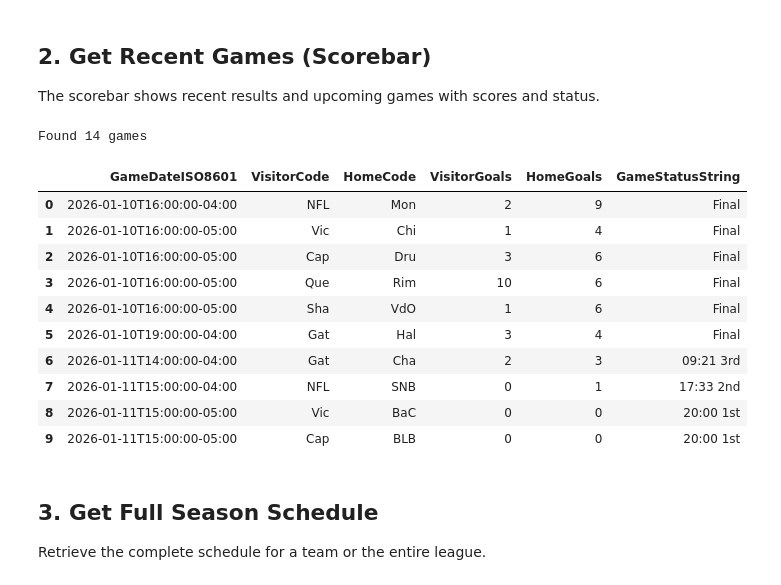
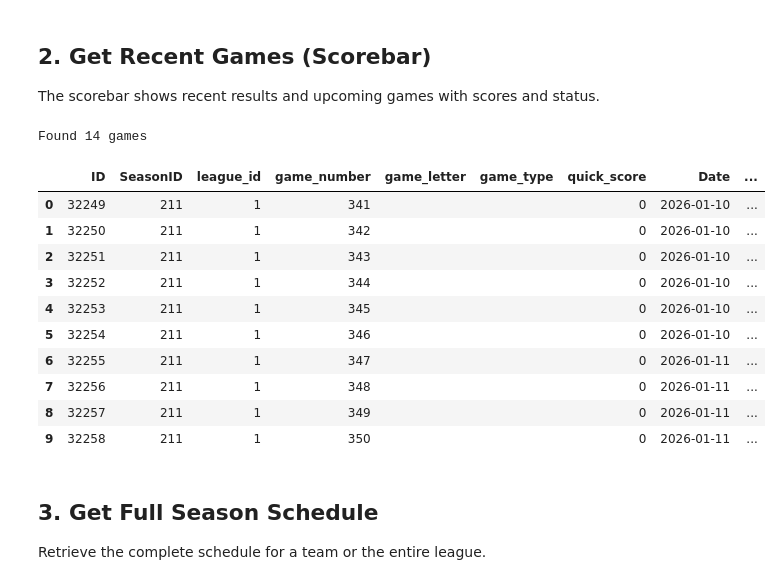
Before and after one commit to maxtixador/scrapernhl, a Jupyter notebook: notebooks/09_qmjhl_league_examples.ipynb, the cells around one changed output. Cells and saved outputs as stored; diff of their text form; code cells hidden in the pictures.

```diff
--- a/notebooks/09_qmjhl_league_examples.ipynb
+++ b/notebooks/09_qmjhl_league_examples.ipynb
@@ -50,33 +50,24 @@ The scorebar shows recent results and upcoming games with scores and status.
 # %%
 from scrapernhl.qmjhl.scrapers import scrapeScorebar
 
 # Get recent games (7 days back, 7 days ahead)
 scorebar = scrapeScorebar(days_ahead=7, days_back=7)
 print(f"Found {len(scorebar)} games")
 
-# Display key columns if they exist
-columns_to_show = []
-for col in ['GameDateISO8601', 'VisitorCode', 'HomeCode', 'VisitorGoals', 'HomeGoals', 'GameStatusString']:
-    if col in scorebar.columns:
-        columns_to_show.append(col)
-
-if columns_to_show:
-    display(scorebar[columns_to_show].head(10))
-else:
-    display(scorebar.head(10))
+display(scorebar.head(10))
 # %% [output]
 Found 14 games
-|  | GameDateISO8601 | VisitorCode | HomeCode | VisitorGoals | HomeGoals | GameStatusString |
-| 0 | 2026-01-10T16:00:00-04:00 | NFL | Mon | 2 | 9 | Final |
-| 1 | 2026-01-10T16:00:00-05:00 | Vic | Chi | 1 | 4 | Final |
-| 2 | 2026-01-10T16:00:00-05:00 | Cap | Dru | 3 | 6 | Final |
-| 3 | 2026-01-10T16:00:00-05:00 | Que | Rim | 10 | 6 | Final |
-| 4 | 2026-01-10T16:00:00-05:00 | Sha | VdO | 1 | 6 | Final |
-| 5 | 2026-01-10T19:00:00-04:00 | Gat | Hal | 3 | 4 | Final |
-| 6 | 2026-01-11T14:00:00-04:00 | Gat | Cha | 2 | 3 | 09:21 3rd |
-| 7 | 2026-01-11T15:00:00-04:00 | NFL | SNB | 0 | 1 | 17:33 2nd |
-| 8 | 2026-01-11T15:00:00-05:00 | Vic | BaC | 0 | 0 | 20:00 1st |
-| 9 | 2026-01-11T15:00:00-05:00 | Cap | BLB | 0 | 0 | 20:00 1st |
+|  | ID | SeasonID | league_id | game_number | game_letter | game_type | quick_score | Date | ... |
+| 0 | 32249 | 211 | 1 | 341 |  |  | 0 | 2026-01-10 | ... |
+| 1 | 32250 | 211 | 1 | 342 |  |  | 0 | 2026-01-10 | ... |
+| 2 | 32251 | 211 | 1 | 343 |  |  | 0 | 2026-01-10 | ... |
+| 3 | 32252 | 211 | 1 | 344 |  |  | 0 | 2026-01-10 | ... |
+| 4 | 32253 | 211 | 1 | 345 |  |  | 0 | 2026-01-10 | ... |
+| 5 | 32254 | 211 | 1 | 346 |  |  | 0 | 2026-01-10 | ... |
+| 6 | 32255 | 211 | 1 | 347 |  |  | 0 | 2026-01-11 | ... |
+| 7 | 32256 | 211 | 1 | 348 |  |  | 0 | 2026-01-11 | ... |
+| 8 | 32257 | 211 | 1 | 349 |  |  | 0 | 2026-01-11 | ... |
+| 9 | 32258 | 211 | 1 | 350 |  |  | 0 | 2026-01-11 | ... |
 # %% [markdown]
 ## 3. Get Full Season Schedule
 
```
Also changed, not shown: parts of 8 cells of this notebook, 15 other files.
